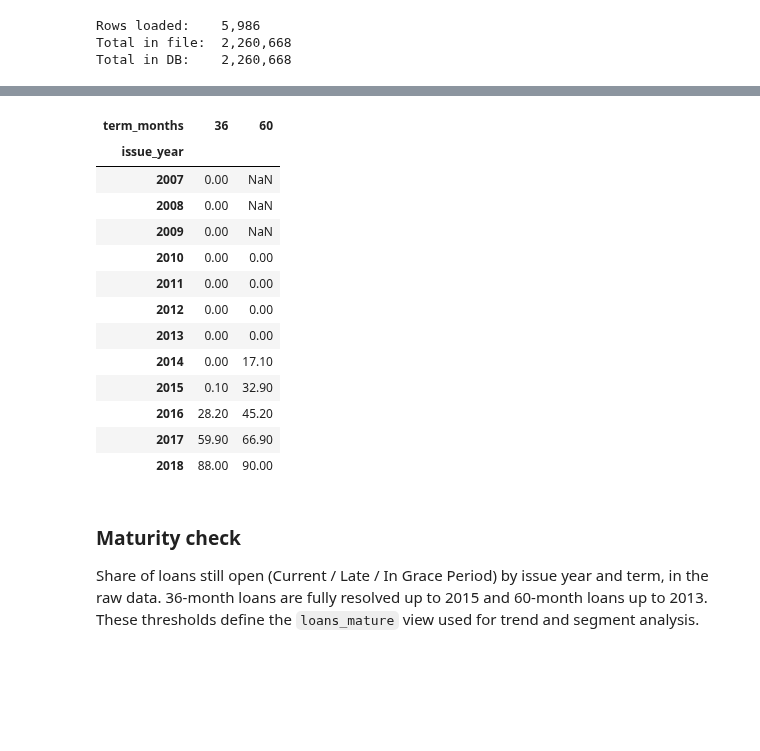
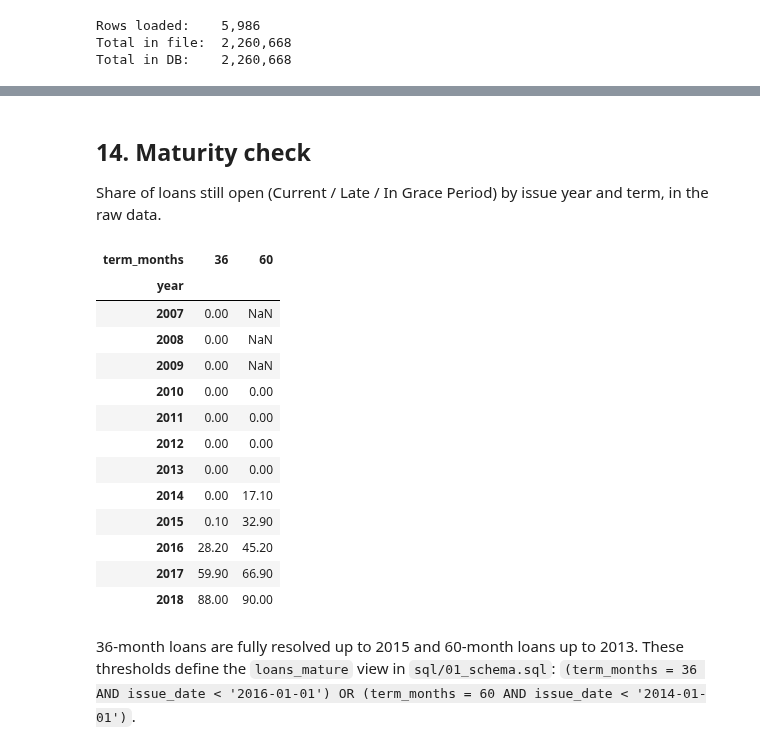
Before and after one commit to CavitDursun07/lending_club_credit_risk, a Jupyter notebook: notebooks/01_data_cleaning.ipynb, the cells around one changed output, grey strips where cells are left out. Cells and saved outputs as stored; diff of their text form; code cells hidden in the pictures; blank space fills up the shorter version.

```diff
--- a/notebooks/01_data_cleaning.ipynb
+++ b/notebooks/01_data_cleaning.ipynb
@@ -791,33 +779,37 @@ Total in DB:    2,260,668
-# %%
-raw_status = pd.read_csv(ACCEPTED_FILE, usecols=["issue_d", "term", "loan_status"])
-raw_status = raw_status.dropna(subset=["issue_d"])
-
-raw_status["issue_year"] = pd.to_datetime(raw_status["issue_d"], format="%b-%Y").dt.year
-raw_status["term_months"] = raw_status["term"].str.extract(r"(\d+)", expand=False).astype(int)
-raw_status["is_open"] = ~raw_status["loan_status"].isin(STATUS_TO_DEFAULT.keys())
-
-open_share = (
-    raw_status.pivot_table(index="issue_year", columns="term_months", values="is_open", aggfunc="mean")
-    * 100
-).round(1)
-open_share
-# %% [output]
-| term_months | 36 | 60 |
-| issue_year |  |  |
-| 2007 | 0.00 | NaN |
-| 2008 | 0.00 | NaN |
-| 2009 | 0.00 | NaN |
-| 2010 | 0.00 | 0.00 |
-| 2011 | 0.00 | 0.00 |
-| 2012 | 0.00 | 0.00 |
-| 2013 | 0.00 | 0.00 |
-| 2014 | 0.00 | 17.10 |
-| 2015 | 0.10 | 32.90 |
-| 2016 | 28.20 | 45.20 |
-| 2017 | 59.90 | 66.90 |
-| 2018 | 88.00 | 90.00 |
 # %% [markdown]
-### Maturity check
+## 14. Maturity check
 Share of loans still open (Current / Late / In Grace Period) by issue year and term, in the raw data.
-36-month loans are fully resolved up to 2015 and 60-month loans up to 2013.
-These thresholds define the `loans_mature` view used for trend and segment analysis.
+# %%
+raw_status = pd.read_csv(ACCEPTED_FILE, usecols=["issue_d", "term", "loan_status"])
+raw_status = raw_status.dropna(subset=["issue_d"])
+
+raw_status["year"] = pd.to_datetime(raw_status["issue_d"], format="%b-%Y").dt.year
+raw_status["term_months"] = raw_status["term"].str.extract(r"(\d+)", expand=False).astype(int)
+raw_status["is_open"] = ~raw_status["loan_status"].isin(STATUS_TO_DEFAULT.keys())
+
+open_share = (
+    raw_status.pivot_table(index="year", columns="term_months", values="is_open", aggfunc="mean")
+    * 100
+).round(1)
+
+del raw_status
+open_share
+# %% [output]
+| term_months | 36 | 60 |
+| year |  |  |
+| 2007 | 0.00 | NaN |
+| 2008 | 0.00 | NaN |
+| 2009 | 0.00 | NaN |
+| 2010 | 0.00 | 0.00 |
+| 2011 | 0.00 | 0.00 |
+| 2012 | 0.00 | 0.00 |
+| 2013 | 0.00 | 0.00 |
+| 2014 | 0.00 | 17.10 |
+| 2015 | 0.10 | 32.90 |
+| 2016 | 28.20 | 45.20 |
+| 2017 | 59.90 | 66.90 |
+| 2018 | 88.00 | 90.00 |
+# %% [markdown]
+36-month loans are fully resolved up to 2015 and 60-month loans up to 2013.
+These thresholds define the `loans_mature` view in `sql/01_schema.sql`:
+`(term_months = 36 AND issue_date < '2016-01-01') OR (term_months = 60 AND issue_date < '2014-01-01')`.
```
Also changed, not shown: parts of 17 cells of this notebook, 8 other files.
